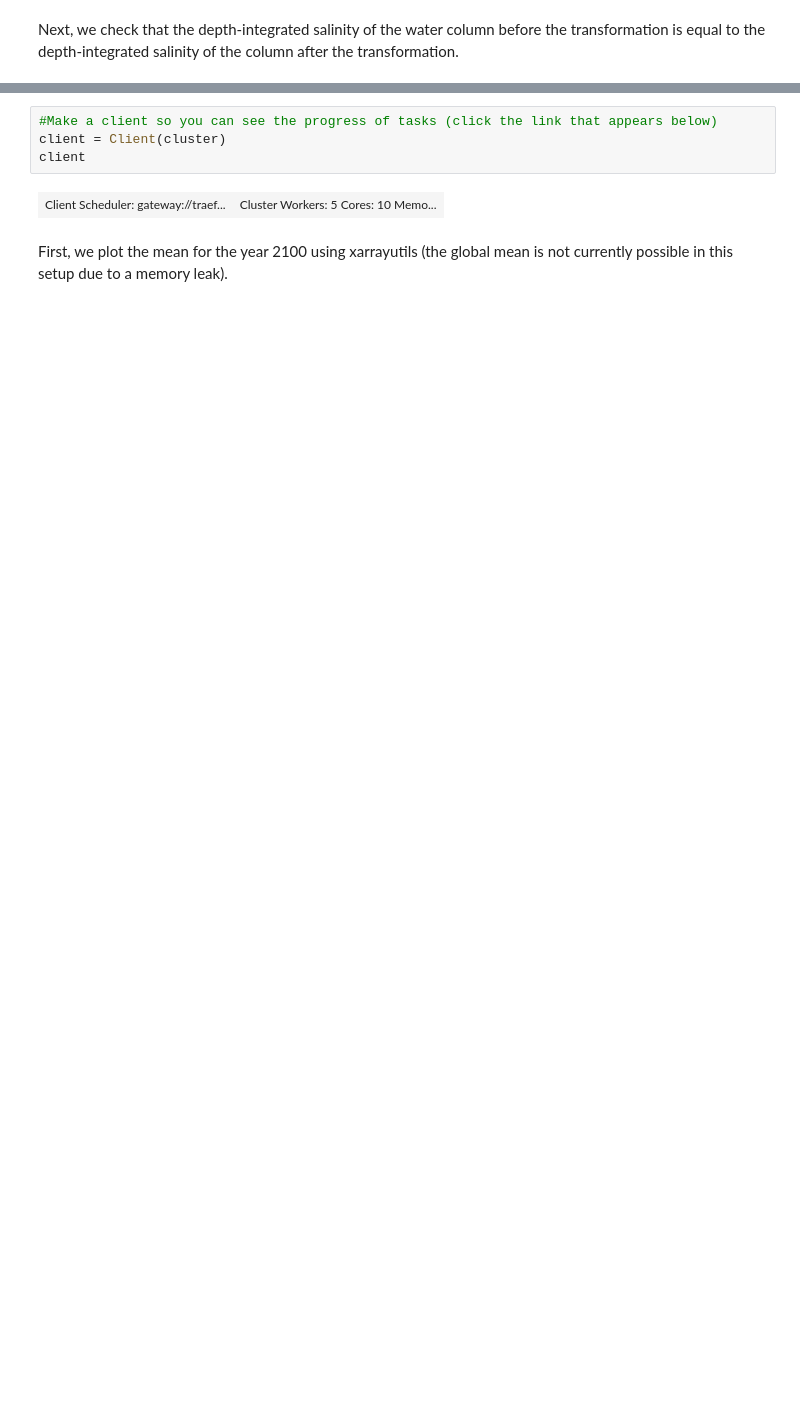
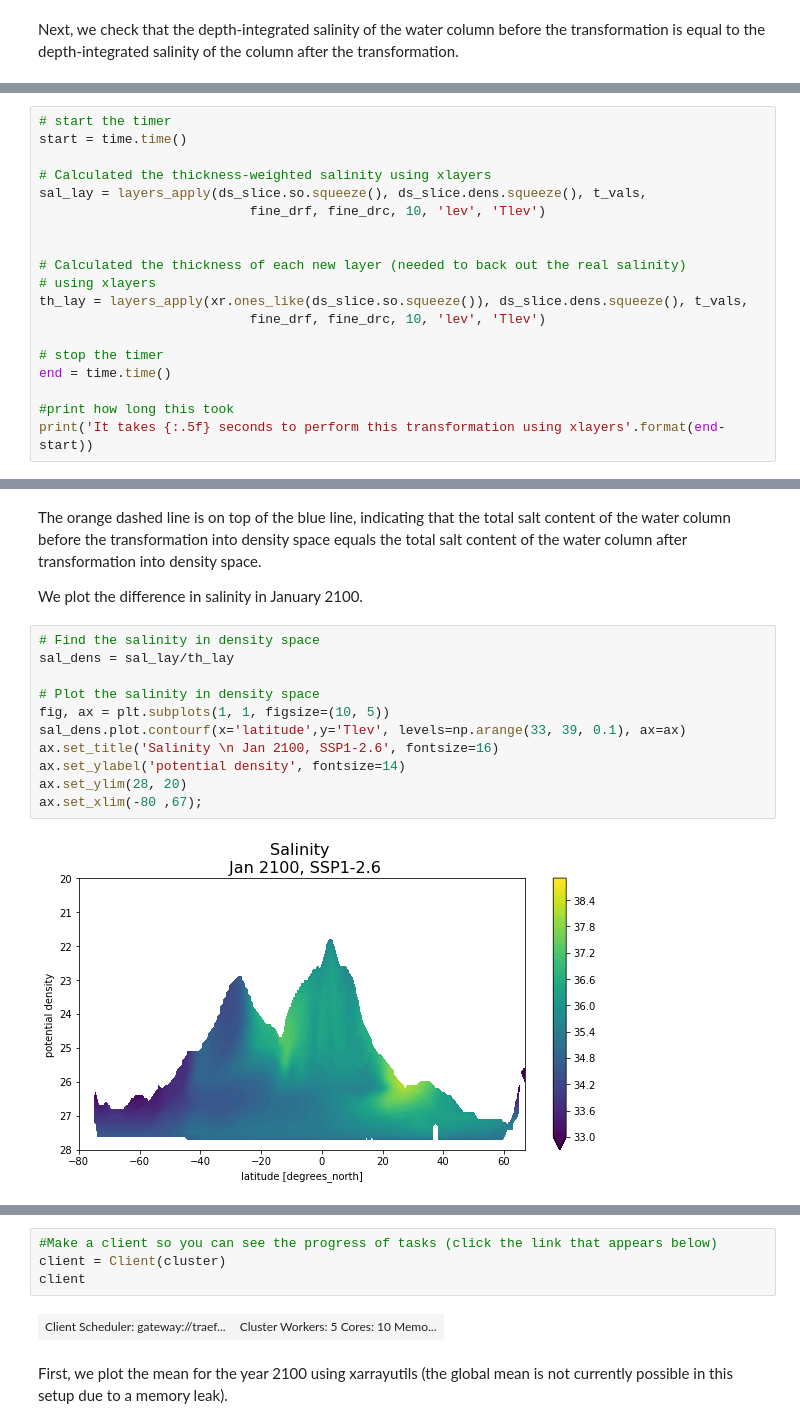
Before and after one commit to cspencerjones/vertical_regridding, a Jupyter notebook: xarrayutils_xlayers.ipynb, the cells around one changed output, grey strips where cells are left out. Cells and saved outputs as stored; diff of their text form; blank space fills up the shorter version.

```diff
--- a/xarrayutils_xlayers.ipynb
+++ b/xarrayutils_xlayers.ipynb
@@ -445,0 +309,19 @@ VBox(children=(HTML(value='<h2>GatewayCluster</h2>'), HBox(children=(HTML(value=
+# %%
+# start the timer
+start = time.time()
+
+# Calculated the thickness-weighted salinity using xlayers
+sal_lay = layers_apply(ds_slice.so.squeeze(), ds_slice.dens.squeeze(), t_vals,
+                           fine_drf, fine_drc, 10, 'lev', 'Tlev')
+
+
+# Calculated the thickness of each new layer (needed to back out the real salinity)
+# using xlayers
+th_lay = layers_apply(xr.ones_like(ds_slice.so.squeeze()), ds_slice.dens.squeeze(), t_vals,
+                           fine_drf, fine_drc, 10, 'lev', 'Tlev')
+
+# stop the timer
+end = time.time()
+
+#print how long this took
+print('It takes {:.5f} seconds to perform this transformation using xlayers'.format(end-start))
@@ -445,0 +353,17 @@ VBox(children=(HTML(value='<h2>GatewayCluster</h2>'), HBox(children=(HTML(value=
+# %% [markdown]
+The orange dashed line is on top of the blue line, indicating that the total salt content of the water column before the transformation into density space equals the total salt content of the water column after transformation into density space.
+
+We plot the difference in salinity in January 2100.
+# %%
+# Find the salinity in density space
+sal_dens = sal_lay/th_lay
+
+# Plot the salinity in density space
+fig, ax = plt.subplots(1, 1, figsize=(10, 5))
+sal_dens.plot.contourf(x='latitude',y='Tlev', levels=np.arange(33, 39, 0.1), ax=ax)
+ax.set_title('Salinity \n Jan 2100, SSP1-2.6', fontsize=16)
+ax.set_ylabel('potential density', fontsize=14)
+ax.set_ylim(28, 20)
+ax.set_xlim(-80 ,67);
+# %% [output]
+[figure, added]
```
Also changed, not shown: parts of 61 cells of this notebook.
